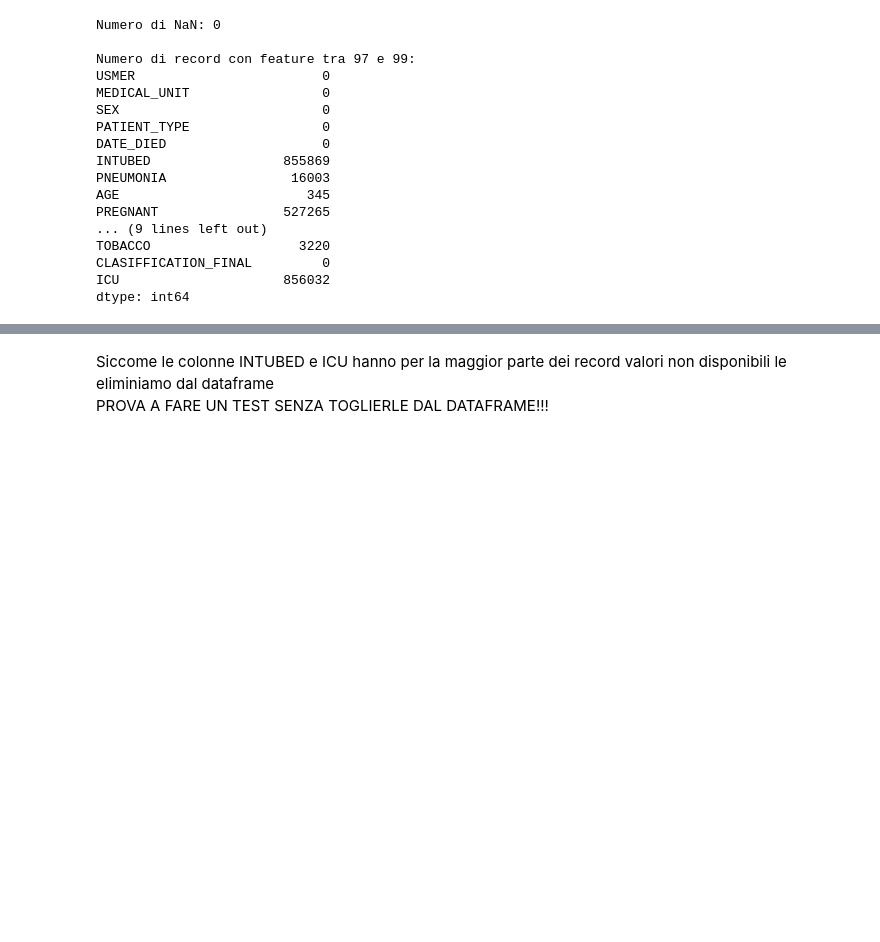
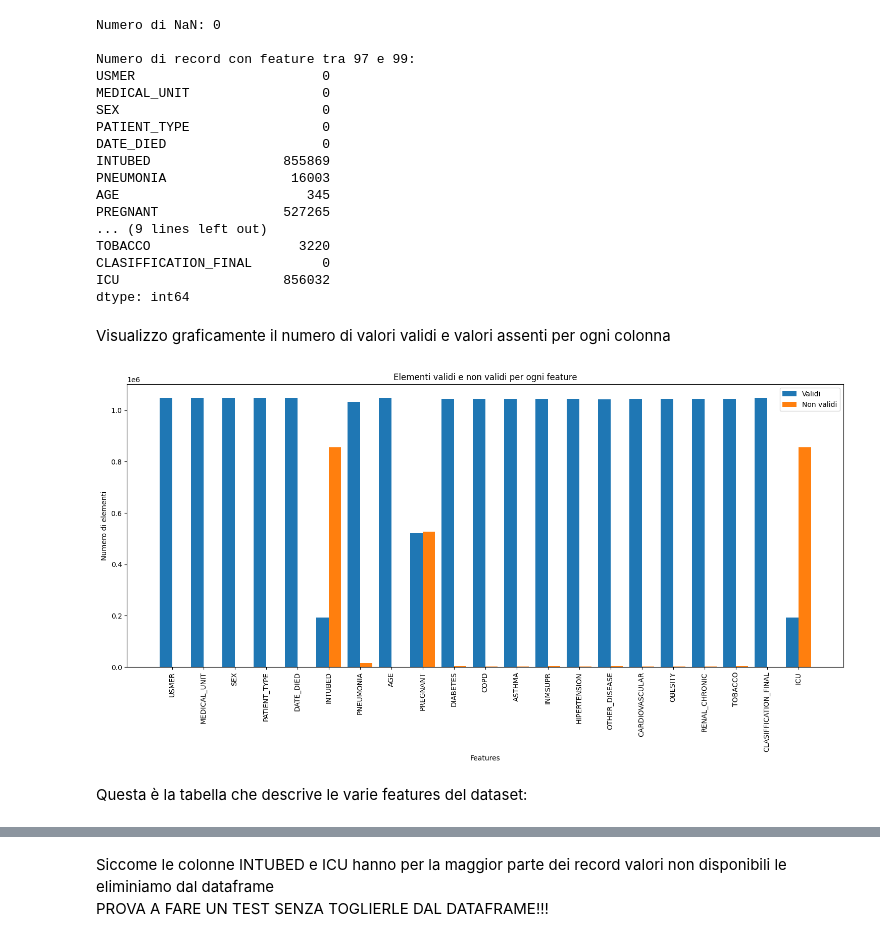
Before and after one commit to IGieckI/Covid19-Patient-Risk-Predictor, a Jupyter notebook: Covid19 Patient Risk Predictor.ipynb, the cells around one changed output, grey strips where cells are left out. Saved outputs shown, nothing was run; the diff lists cells and outputs as text; code cells hidden in the pictures; blank space fills up the shorter version.

Commit message:
Analysis of the dataset with graphs and tables

```diff
--- a/Covid19 Patient Risk Predictor.ipynb
+++ b/Covid19 Patient Risk Predictor.ipynb
@@ -82,3 +85,40 @@ TOBACCO                   3220
 CLASIFFICATION_FINAL         0
 ICU                     856032
 dtype: int64
+# %% [markdown]
+Visualizzo graficamente il numero di valori validi e valori assenti per ogni colonna
+# %%
+invalid_values = {97, 98, 99}
+
+valid_counts = []
+invalid_counts = []
+
+for col in data.columns:
+    valid_count = data[col].apply(lambda x: x not in invalid_values).sum()
+    invalid_count = data[col].apply(lambda x: x in invalid_values).sum()
+    valid_counts.append(valid_count)
+    invalid_counts.append(invalid_count)
+
+# Stampo il grafico dei dati ottenuti
+x = np.arange(len(data.columns))
+width = 0.4
+
+# Definisco alcune proprietà del grafico
+fig, ax = plt.subplots(figsize=(15, 8))
+rects1 = ax.bar(x - width/2, valid_counts, width, label='Validi')
+rects2 = ax.bar(x + width/2, invalid_counts, width, label='Non validi')
+
+ax.set_xlabel('Features')
+ax.set_ylabel('Numero di elementi')
+ax.set_title('Elementi validi e non validi per ogni feature')
+ax.set_xticks(x)
+ax.set_xticklabels(data.columns, rotation=90)
+ax.legend()
+
+fig.tight_layout()
+
+plt.show()
+# %% [output]
+[figure, added]
+# %% [markdown]
+Questa è la tabella che descrive le varie features del dataset:
```
Also changed, not shown: parts of 10 cells of this notebook.
